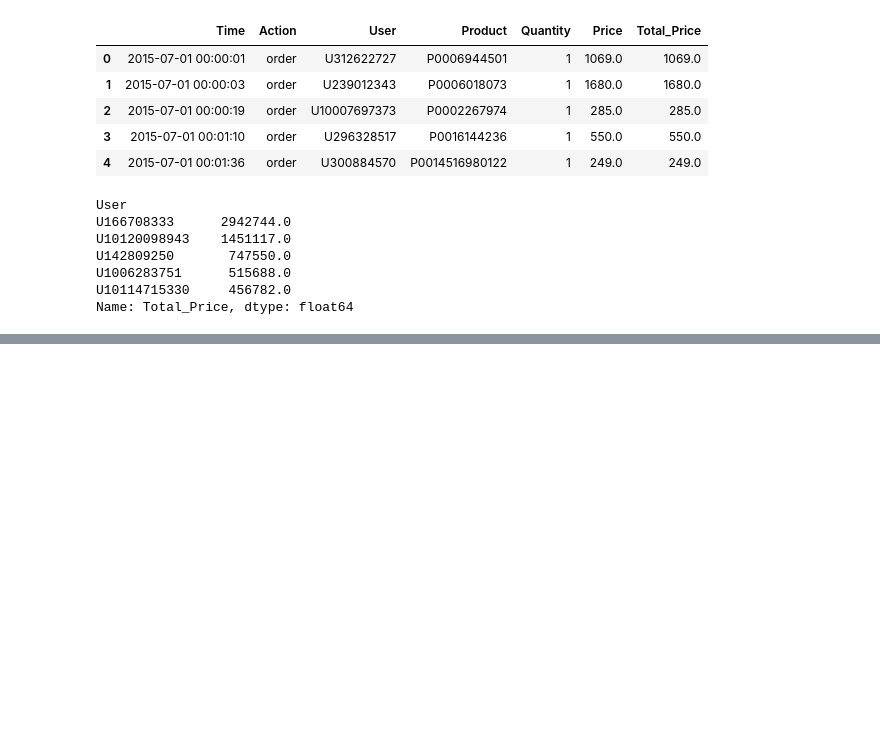
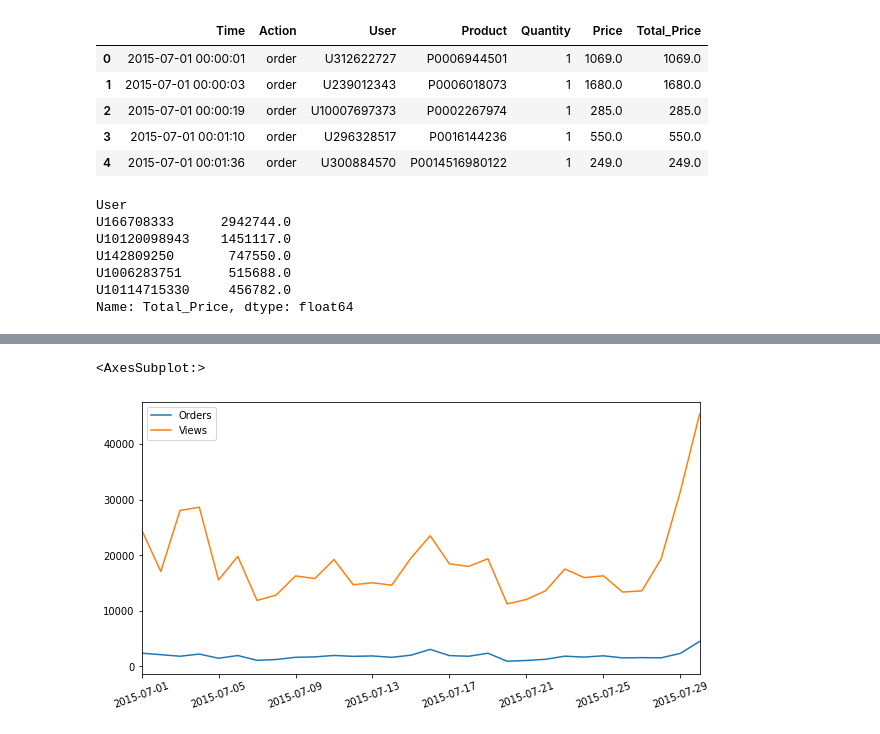
Before and after one commit to schoolxin/snail, a Jupyter notebook: python_scrapy/data_analysis/数据统计及可视化.ipynb, the cells around one changed output, grey strips where cells are left out. Cells and saved outputs as stored; diff of their text form; code cells hidden in the pictures; blank space fills up the shorter version.

```diff
--- a/python_scrapy/data_analysis/数据统计及可视化.ipynb
+++ b/python_scrapy/data_analysis/数据统计及可视化.ipynb
@@ -127,0 +195,3 @@ Name: Total_Price, dtype: float64
+# %%
+orders_cnt_by_dates = orders.groupby(orders['Time'].dt.date)['Action'].count()
+orders_cnt_by_dates.head()
@@ -127,0 +206,3 @@ Name: Total_Price, dtype: float64
+# %%
+df = pd.concat([orders_cnt_by_dates,views_cnt_by_dates],axis=1,sort=False)
+df.dropna(inplace=True)
@@ -127,0 +227,3 @@ Name: Total_Price, dtype: float64
+# %%
+df.columns=['Orders','Views']
+df
@@ -127,0 +248,5 @@ Name: Total_Price, dtype: float64
+# %%
+df.plot(kind='line',figsize=[10,5],rot=20)
+# %% [output]
+<AxesSubplot:>
+[figure, added]
```
Also changed, not shown: parts of 10 cells of this notebook, 1 other file.
